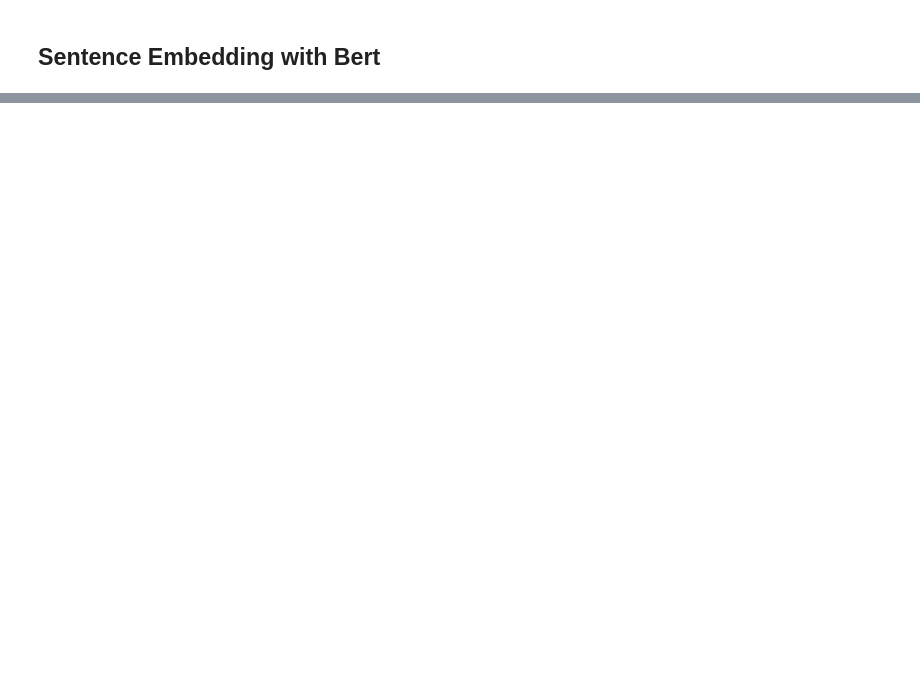
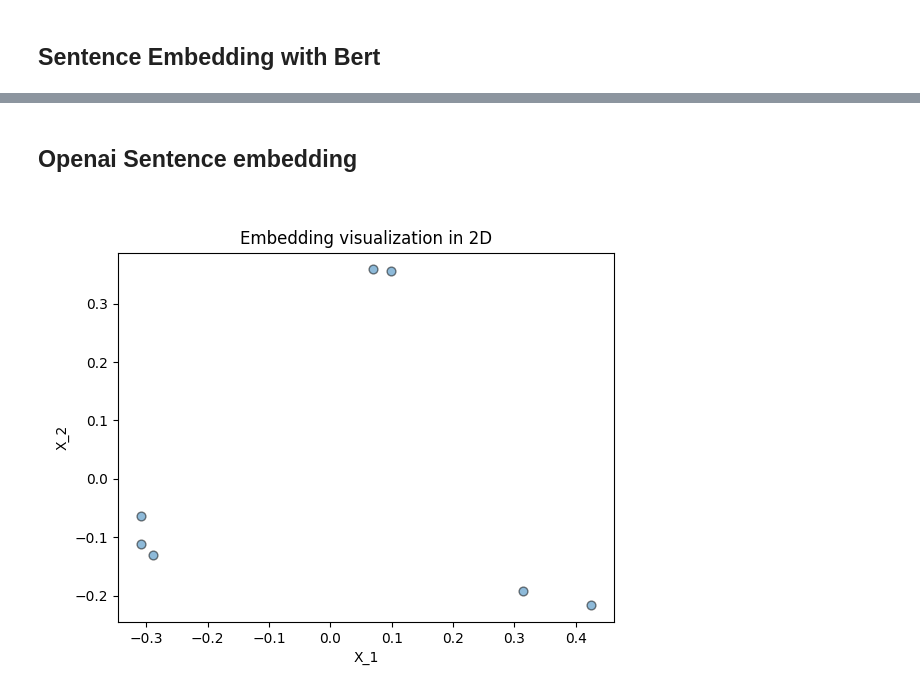
Before and after one commit to aadehamid/embeddings, a Jupyter notebook: DLAI_embeddings.ipynb, the cells around one changed output, grey strips where cells are left out. Drawn from its saved outputs; the diff is of its cells as text; code cells hidden in the pictures; blank space fills up the shorter version.

Commit message:
Added a function to get embedding from OpenAI

```diff
--- a/DLAI_embeddings.ipynb
+++ b/DLAI_embeddings.ipynb
@@ -25,3 +31,6 @@ from utils import plot_2D
+# %%
+openai.api_key = os.getenv('OPENAI_API_KEY')
+# OPENAI_API_KEY = os.getenv('OPENAI_API_KEY')
 # %%
 # define model
 model_name = "bert-base-uncased"
@@ -119,0 +127,37 @@ plot_2D(low_dim[:,0], low_dim[:,1], input_text_lst_news)
+# %%
+model = SentenceTransformer("all-mpnet-base-v2")
+# model = SentenceTransformer('all-MiniLM-L6-v2')
+_, low_dim= create_sentence_embedding(input_text_lst_news, model, bert = False)
+plot_2D(low_dim[:,0], low_dim[:,1], input_text_lst_news)
+# %% [markdown]
+## Openai Sentence embedding
+# %%
+@retry(wait=wait_random_exponential(min=1, max=20), stop=stop_after_attempt(6))
+def get_embedding(text: str, model="text-similarity-davinci-001", **kwargs) -> List[float]:
+
+    # replace newlines, which can negatively affect performance.
+    text = text.replace("\n", " ")
+
+    response = openai.embeddings.create(input=[text], model=model, **kwargs)
+
+    return response.data[0].embedding
+
+
+@retry(wait=wait_random_exponential(min=1, max=20), stop=stop_after_attempt(6))
+def get_embeddings(
+    list_of_text: List[str], model="text-similarity-babbage-001", **kwargs
+) -> List[List[float]]:
+    assert len(list_of_text) <= 2048, "The batch size should not be larger than 2048."
+
+    # replace newlines, which can negatively affect performance.
+    list_of_text = [text.replace("\n", " ") for text in list_of_text]
+
+    data = openai.embeddings.create(input=list_of_text, model=model, **kwargs).data
+    embed_list = [d.embedding for d in data]
+    embed_array = np.array(embed_list)
+
+    # Convert to 2-dimensional vector to be able to visualize the embeddings
+    PCA_model = PCA(n_components=2)
+    PCA_model.fit(embed_array)
+    sent_low_dim_array = PCA_model.transform(embed_array)
+    return embed_array, sent_low_dim_array
@@ -119,0 +169,7 @@ plot_2D(low_dim[:,0], low_dim[:,1], input_text_lst_news)
+# %%
+# openai.api_key = os.getenv("OPENAI_API_KEY")
+_, low_dim_response = get_embeddings(input_text_lst_news)
+# %%
+plot_2D(low_dim_response[:,0], low_dim_response[:,1], input_text_lst_news)
+# %% [output]
+[figure, added]
```
Also changed, not shown: parts of 5 cells of this notebook.
